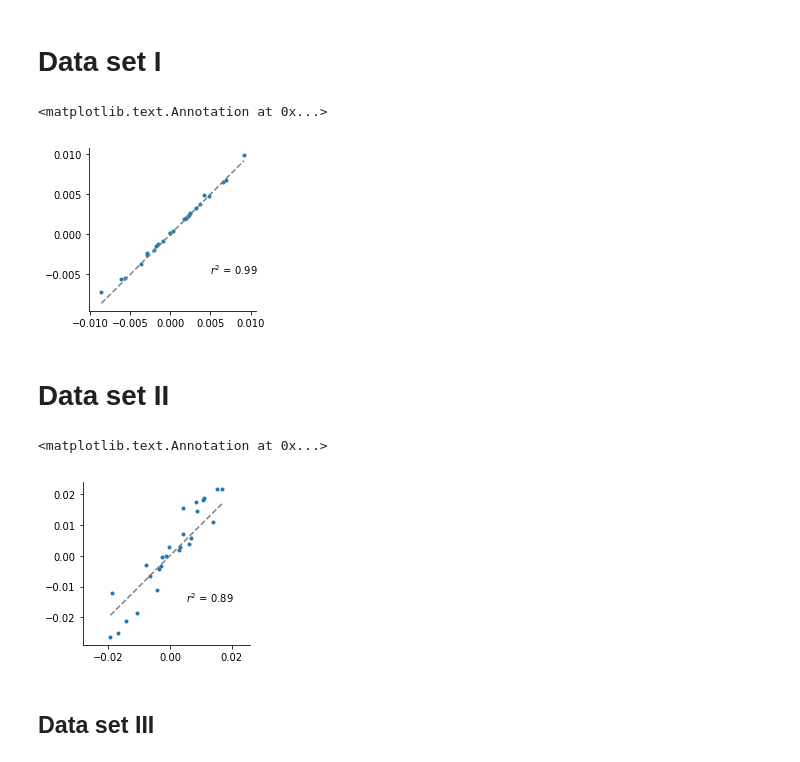
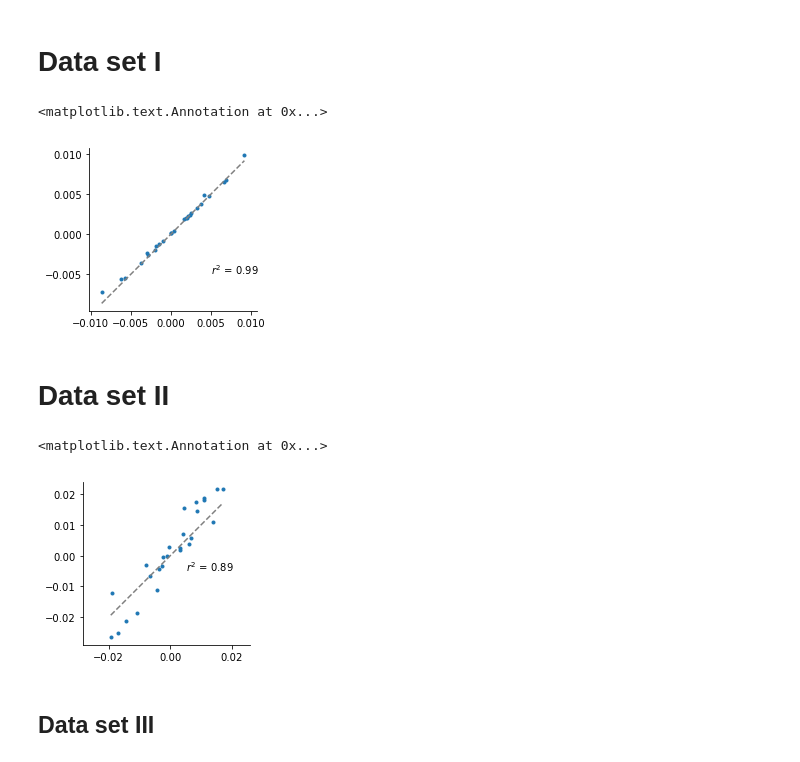
Before and after one commit to harmslab/notebooks-nonlinear-high-order-epistasis, a Jupyter notebook: figures-notebooks/figure-06.ipynb, the cells around one changed output. Saved outputs shown, nothing was run; the diff lists cells and outputs as text; code cells hidden in the pictures.

```diff
--- a/figures-notebooks/figure-06.ipynb
+++ b/figures-notebooks/figure-06.ipynb
@@ -18,48 +18,48 @@ path = "../datasets/"
 dataset = path + "khan.json"
 
 # Fit with nonlinear model
-power = EpistasisPowerTransform.from_json(dataset, order=1, model_type="global", fix_linear=True)
-power.fit(lmbda=-1, A=0, B=0)
-plinear = power.transform_target()
-nonlinear = EpistasisLinearRegression.from_data(power.gpm.wildtype, power.gpm.genotypes, plinear, model_type="global", order=5)
+power = EpistasisPowerTransform.read_json(dataset, order=5, model_type="global")
+power.fit(lmbda=-1, A=1, B=0)
+plinear = power.Linear.predict()
+nonlinear = EpistasisLinearRegression.read_data(power.gpm.wildtype, power.gpm.genotypes, plinear, model_type="global", order=5)
 nonlinear.fit()
 
-linear = EpistasisLinearRegression.from_json(dataset, order=5, model_type="global")
+linear = EpistasisLinearRegression.read_json(dataset, order=5, model_type="global")
 linear.fit()
 
 # Plot correlation
-x = linear.epistasis.values[6:]
-y = nonlinear.epistasis.values[6:]
+x = np.array(linear.epistasis.values[6:])
+y = np.array(nonlinear.epistasis.values[6:])
 fig, ax = plot.corr(x,y, figsize=(3,3))
 r2 = pearson(x,y)**2
 ax.annotate("$r^2$ = " + str(round(r2,2)), xy=(0.005,-.005))
 # %% [output]
 <matplotlib.text.Annotation at 0x...>
-[figure, old version]
+[figure, new version]
 # %% [markdown]
 # Data set II
 # %%
 dataset = path + "krug1.json"
 
 # Fit with nonlinear model
-power = EpistasisPowerTransform.from_json(dataset, order=1, model_type="global", fix_linear=True)
-power.fit(lmbda=-.1, A=1, B=0)
-plinear = power.transform_target()
-nonlinear = EpistasisLinearRegression.from_data(power.gpm.wildtype, power.gpm.genotypes, plinear, model_type="global", order=5)
+power = EpistasisPowerTransform.read_json(dataset, order=5, model_type="global")
+power.fit(lmbda=-.5, A=1, B=0)
+plinear = power.Linear.predict()
+nonlinear = EpistasisLinearRegression.read_data(power.gpm.wildtype, power.gpm.genotypes, plinear, model_type="global", order=5)
 nonlinear.fit()
 
-linear = EpistasisLinearRegression.from_json(dataset, order=5, model_type="global")
+linear = EpistasisLinearRegression.read_json(dataset, order=5, model_type="global")
 linear.fit()
 
 # Plot correlation
-x = linear.epistasis.values[6:]
-y = nonlinear.epistasis.values[6:]
+x = np.array(linear.epistasis.values[6:])
+y = np.array(nonlinear.epistasis.values[6:])
 fig, ax = plot.corr(x,y, figsize=(3,3))
 r2 = pearson(x,y)**2
-ax.annotate("$r^2$ = " + str(round(r2,2)), xy=(0.005,-.015))
+ax.annotate("$r^2$ = " + str(round(r2,2)), xy=(0.005,-.005))
 # %% [output]
 <matplotlib.text.Annotation at 0x...>
-[figure, old version]
+[figure, new version]
 # %% [markdown]
 ## Data set III
 # %%
```
Also changed, not shown: parts of 3 cells of this notebook, 1 other file.
